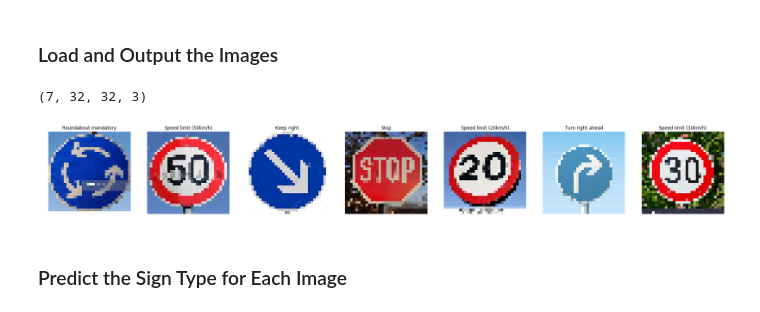
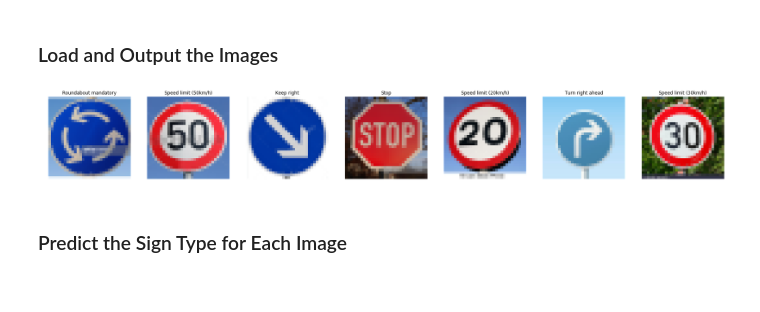
Before and after one commit to nxydes/P2-TrafficSignClassifier, a Jupyter notebook: Traffic_Sign_Classifier.ipynb, the cells around one changed output. Drawn from its saved outputs; the diff is of its cells as text; code cells hidden in the pictures.

```diff
--- a/Traffic_Sign_Classifier.ipynb
+++ b/Traffic_Sign_Classifier.ipynb
@@ -462,43 +458,42 @@ You may find `signnames.csv` useful as it contains mappings from the class id (i
 import glob
 import skimage
 from skimage import io
 from skimage import transform
 
 my_images = np.zeros((7,32,32,3))
 my_labels = []
 i=0
 plt.figure(figsize=(32,32))
 for image in glob.glob('./sorted_new_images/*.png'):
+    # Import the images, the prints are for debuging windows and ubuntu importing file path differently
     #print(image)
     intermediate = image.split("/")
     #print(intermediate)
     inter2 = intermediate[2].split("\\")
     #print(inter2)
     #print(inter2[0])
     inter3 = inter2[0].split(".")
     #print(inter3)
     label = inter3[0]
     #print(label)
+
+    # Take each image and resize it to 32 x 32 pixels
     img = io.imread(image)
-    img = transform.resize(img,(32,32), order=3, mode='wrap')
-    #img = cv2.imread(image)
-    #img = cv2.resize(img, (32,32), interpolation = cv2.INTER_AREA)
-    #print(img.shape)
+    img = cv2.resize(img, (32,32), interpolation = cv2.INTER_AREA)
+
+    # Plot the images
     plt.subplot(1,7,i+1)
     plt.imshow(img)
     plt.axis('off')
     plt.title(name_image_type(label))
+
+    # Set up my vector of images for future use
     my_labels.append(label)
-   # my_images = np.append(my_images, img)
     my_images[i] = img
 
     i+=1
-
-
-print(my_images.shape)
 # %% [output]
-(7, 32, 32, 3)
-[figure, old version]
+[figure, new version]
 # %% [markdown]
 ### Predict the Sign Type for Each Image
 # %%
```
Also changed, not shown: parts of 11 cells of this notebook, 6 other files.
